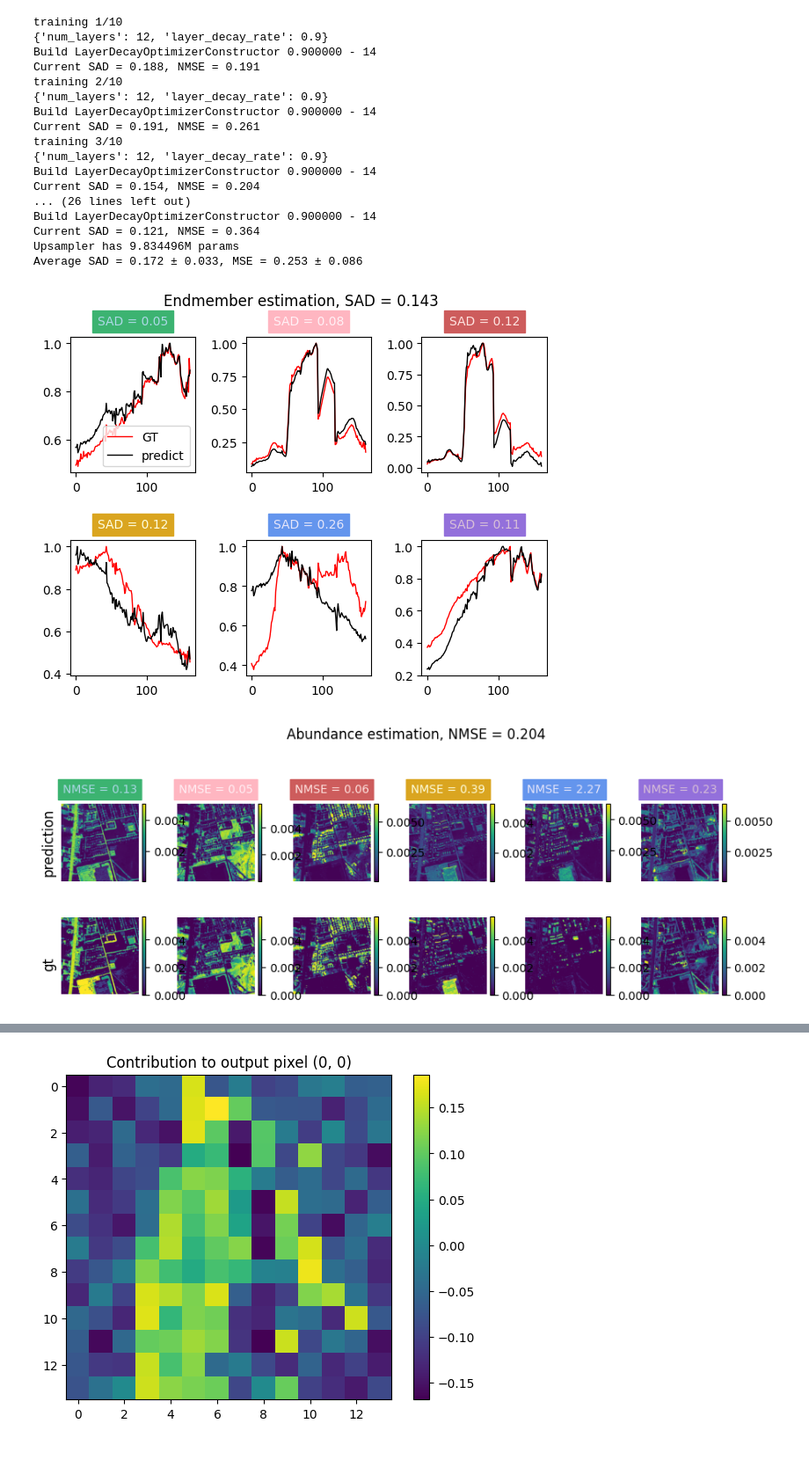
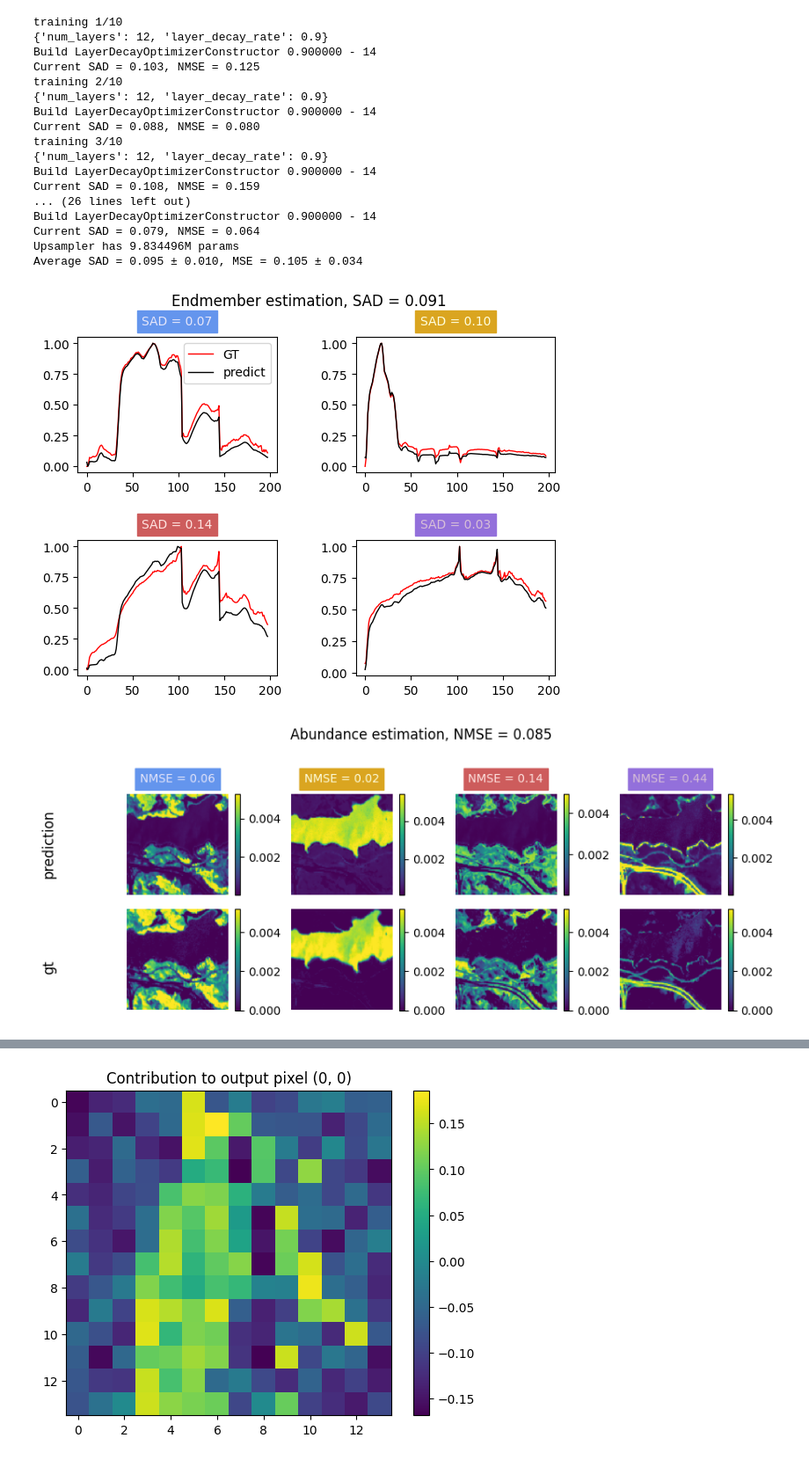
Before and after one commit to edabier/SS-HSU_benchmark, a Jupyter notebook: fm_unmixing.ipynb, the cells around one changed output, grey strips where cells are left out. Shown at 88% size. Drawn from its saved outputs; the diff is of its cells as text; code cells hidden in the pictures.

Commit message:
some experiments on feature fusion

```diff
--- a/fm_unmixing.ipynb
+++ b/fm_unmixing.ipynb
@@ -45,5 +45,5 @@ KeyboardInterrupt:
 # %%
-dataset = "apex"
+dataset = "jasper"
 data = io.loadmat(f"datasets/{dataset}.mat")
 Y_flat = torch.tensor(data["Y"], dtype=torch.float)
 A_flat = torch.tensor(data["A"], dtype=torch.float)
@@ -55,6 +55,7 @@ H = Y_init.shape[-1]
 A_init = utils.oneD_to_2d(A_flat)
 # Y_init = Y_init/Y_init.max()
 Y_init = Y_init.unsqueeze(0)
+Y_init_n = utils.standardise(Y_init)
 A_init = A_init.unsqueeze(0)
 
 # Y_init = F.pad(Y_init, pad=(14, 14, 14, 14), mode='reflect')
@@ -69,8 +171,8 @@ with open(wavelengths_path, "r") as file:
 # %%
-fm_name = "SpecViT"
-fm, Y_init_f, new_H = rsfm.create_fm(fm_name, Y_init, size="base", version="v1", path=global_path)
+fm_name = "DOFA"
+fm, Y_init_f, new_H = rsfm.create_fm(fm_name, Y_init, size="large", version="v1", path=global_path)
 
-_, features = rsfm.extract_f(fm, Y_init_f, new_H, wavelengths)
+_, features = rsfm.extract_f(fm, Y_init, new_H, wavelengths)
 
 D = int(features.shape[0])
 alpha = int(features.shape[1]**0.5)
@@ -184,7 +329,7 @@ downsample = nn.AdaptiveAvgPool2d((alpha, alpha))
 for i in range(n_xp):
     print(f"training {i+1}/{n_xp}")
 
-    model = unmx.UnmixingFromFeatures(D=D, alpha=alpha, H=new_H, B=B, c=c, upsampler="Features_fusion_grouped", n_features=1)
+    model = unmx.UnmixingFromFeatures(D=D, alpha=alpha, H=new_H, B=B, c=c, upsampler="Linear", n_features=1)
     model.apply(model.weights_init)
     model = models.init_decoder_weights(model, Y_init_f/Y_init_f.max(), c, is_unmixer=True)
 
@@ -213,6 +358,7 @@ for i in range(n_xp):
             elif model.n_features == 9:
                 Y_fm, features = extract_9_features(fm, Y, new_H, alpha, D, wavelengths)
 
+            # features = rsfm.debias_features(utils.oneD_to_2d(features), fm, B, new_H, wavelengths).flatten(1)
             E_hat, A_hat, Y_hat = model(features, Y_fm)
             # Y_fm = F.interpolate(Y, size=(new_H, new_H))
             # features = utils.oneD_to_2d(features)[:, 1:-1, 1:-1].flatten(1)
@@ -238,6 +384,8 @@ for i in range(n_xp):
             _, A_init_fm, features = extract_4_features(fm, Y, new_H, alpha, D, wavelengths, A_init)
         elif model.n_features == 9:
             _, A_init_fm, features = extract_9_features(fm, Y, new_H, alpha, D, wavelengths, A_init)
+
+        # features = rsfm.debias_features(utils.oneD_to_2d(features), fm, B, new_H, wavelengths).flatten(1)
         E_hat, A_hat, _ = model(features, Y_fm)
         # upsampled_features[i] = model.upsample(utils.oneD_to_2d(features).unsqueeze(0), Y_fm)
         upsampled_features[i] = utils.oneD_to_2d(model.upsample(features))
@@ -252,37 +400,41 @@ for i in range(n_xp):
         #         upsampled_features[i] = model.sum_to_one(utils.oneD_to_2d(model.upsample(abund.flatten(2))))
         #     else:
         #         upsampled_features[i] = model.sum_to_one(model.upsample(abund, Y_fm))
 
         sad, _, mse = plots.compute_metrics_and_plot(E_hat, A_hat, A_init_fm, E_init, normalize_E=True, normalize_A=True, return_results=True, plot_E=False, plot_A=False)
         print(f"Current SAD = {format(sad, '.3f')}, NMSE = {format(mse, '.3f')}")
         mses.append(mse)
         sads.append(sad)
 
     E_hats[i] = E_hat
     A_hats[i] = A_hat.squeeze(0)
 
 E_hat_m = torch.mean(E_hats, dim=0)
 A_hat_m = torch.mean(A_hats, dim=0)
 sad, _, mse = plots.compute_metrics_and_plot(E_hat_m, A_hat_m, A_init_fm, E_init, normalize_E=True, normalize_A=True, return_results=True)
 print(f"Upsampler has {sum(p.numel() for p in model.upsample.parameters() if p.requires_grad)/1e6}M params")
 print(f"Average SAD = {format(torch.mean(torch.tensor(sads)), '.3f')} ± {format(torch.std(torch.tensor(sads)), '.3f')}, MSE = {format(torch.mean(torch.tensor(mses)), '.3f')} ± {format(torch.std(torch.tensor(mses)), '.3f')}")
+
+# plots.plot_hsi(upsampled_features[0])
+plt.show()
+plots.plot_pca_features(upsampled_features[0].flatten(1))
 # %% [output]
 training 1/10
 {'num_layers': 12, 'layer_decay_rate': 0.9}
 Build LayerDecayOptimizerConstructor 0.900000 - 14
-Current SAD = 0.188, NMSE = 0.191
+Current SAD = 0.103, NMSE = 0.125
 training 2/10
 {'num_layers': 12, 'layer_decay_rate': 0.9}
 Build LayerDecayOptimizerConstructor 0.900000 - 14
-Current SAD = 0.191, NMSE = 0.261
+Current SAD = 0.088, NMSE = 0.080
 training 3/10
 {'num_layers': 12, 'layer_decay_rate': 0.9}
 Build LayerDecayOptimizerConstructor 0.900000 - 14
-Current SAD = 0.154, NMSE = 0.204
+Current SAD = 0.108, NMSE = 0.159
 ... (26 lines left out)
 Build LayerDecayOptimizerConstructor 0.900000 - 14
-Current SAD = 0.121, NMSE = 0.364
+Current SAD = 0.079, NMSE = 0.064
 Upsampler has 9.834496M params
-Average SAD = 0.172 ± 0.033, MSE = 0.253 ± 0.086
+Average SAD = 0.095 ± 0.010, MSE = 0.105 ± 0.034
-[figure, old version]
+[figure, new version]
-[figure, old version]
+[figure, new version]
```
Also changed, not shown: parts of 10 cells of this notebook, 14 other files.
